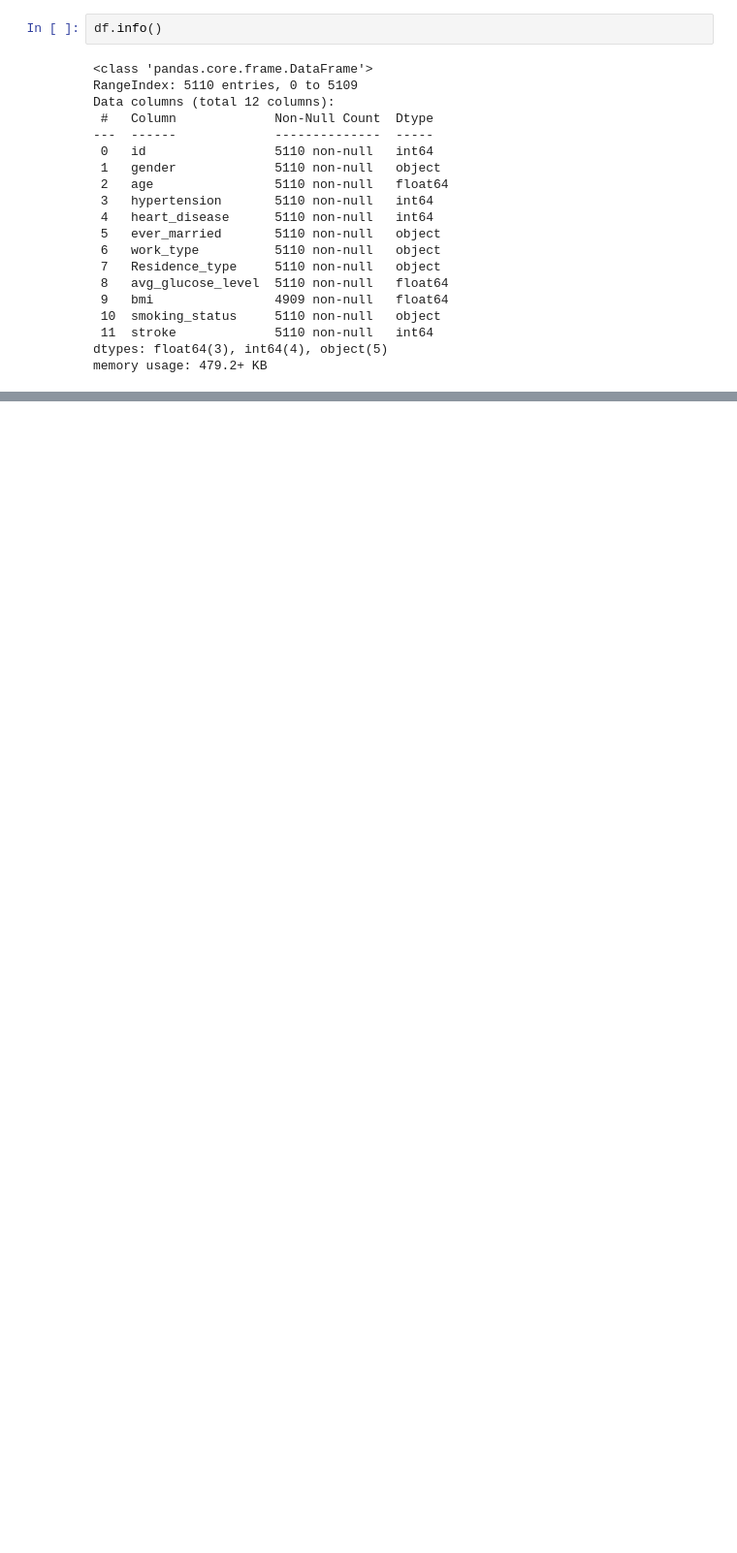
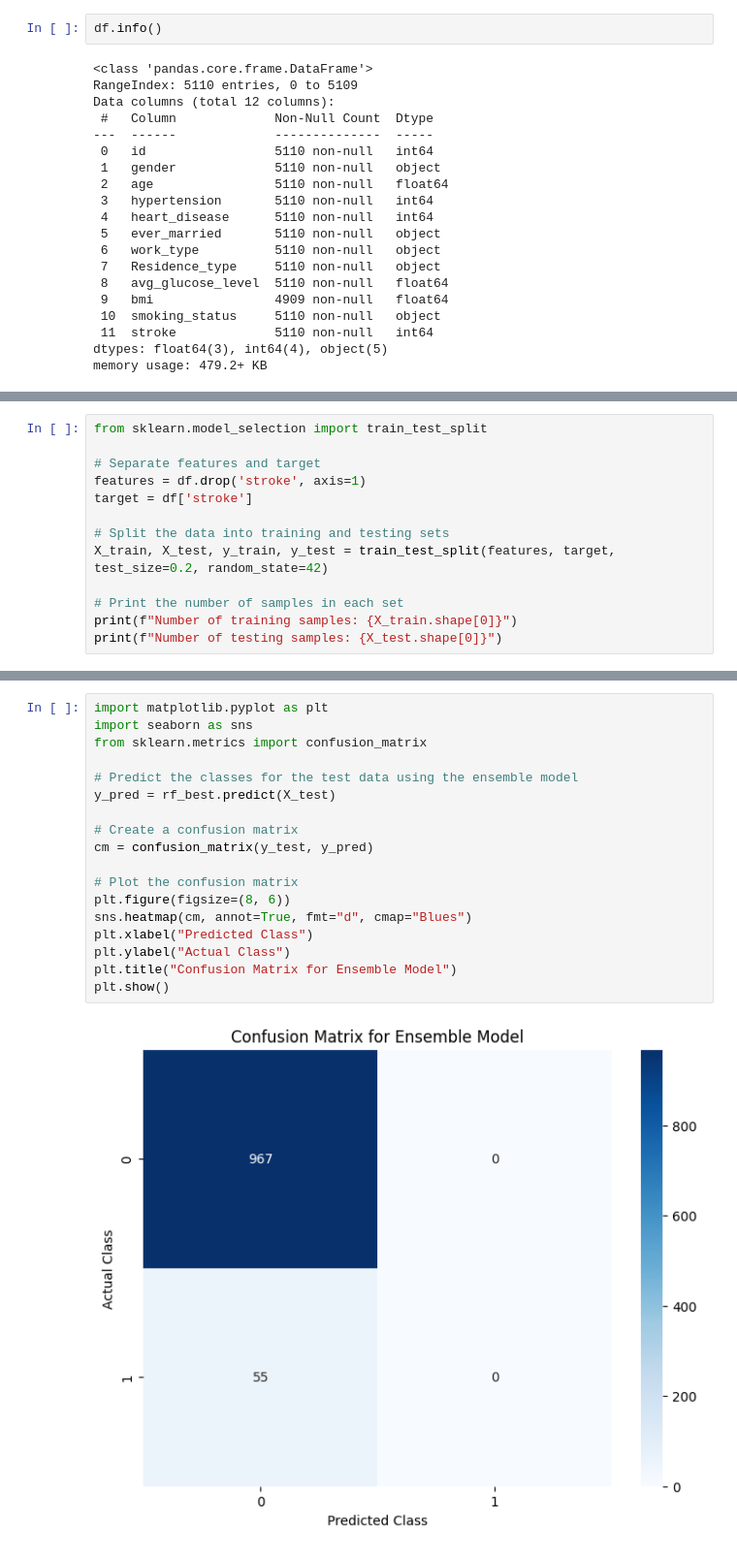
Before and after one commit to romanbash/DTSA-5509---final-project, a Jupyter notebook: stroke_prediction_dataset.ipynb, the cells around one changed output, grey strips where cells are left out. Shown at 97% size. Saved outputs shown, nothing was run; the diff lists cells and outputs as text; blank space fills up the shorter version.

```diff
--- a/stroke_prediction_dataset.ipynb
+++ b/stroke_prediction_dataset.ipynb
@@ -110,0 +415,13 @@ ValueError: Found input variables with inconsistent numbers of samples: [5110, 4
+# %%
+from sklearn.model_selection import train_test_split
+
+# Separate features and target
+features = df.drop('stroke', axis=1)
+target = df['stroke']
+
+# Split the data into training and testing sets
+X_train, X_test, y_train, y_test = train_test_split(features, target, test_size=0.2, random_state=42)
+
+# Print the number of samples in each set
+print(f"Number of training samples: {X_train.shape[0]}")
+print(f"Number of testing samples: {X_test.shape[0]}")
@@ -110,0 +526,20 @@ ValueError: Found input variables with inconsistent numbers of samples: [5110, 4
+# %%
+import matplotlib.pyplot as plt
+import seaborn as sns
+from sklearn.metrics import confusion_matrix
+
+# Predict the classes for the test data using the ensemble model
+y_pred = rf_best.predict(X_test)
+
+# Create a confusion matrix
+cm = confusion_matrix(y_test, y_pred)
+
+# Plot the confusion matrix
+plt.figure(figsize=(8, 6))
+sns.heatmap(cm, annot=True, fmt="d", cmap="Blues")
+plt.xlabel("Predicted Class")
+plt.ylabel("Actual Class")
+plt.title("Confusion Matrix for Ensemble Model")
+plt.show()
+# %% [output]
+[figure, added]
```
Also changed, not shown: parts of 43 cells of this notebook.
